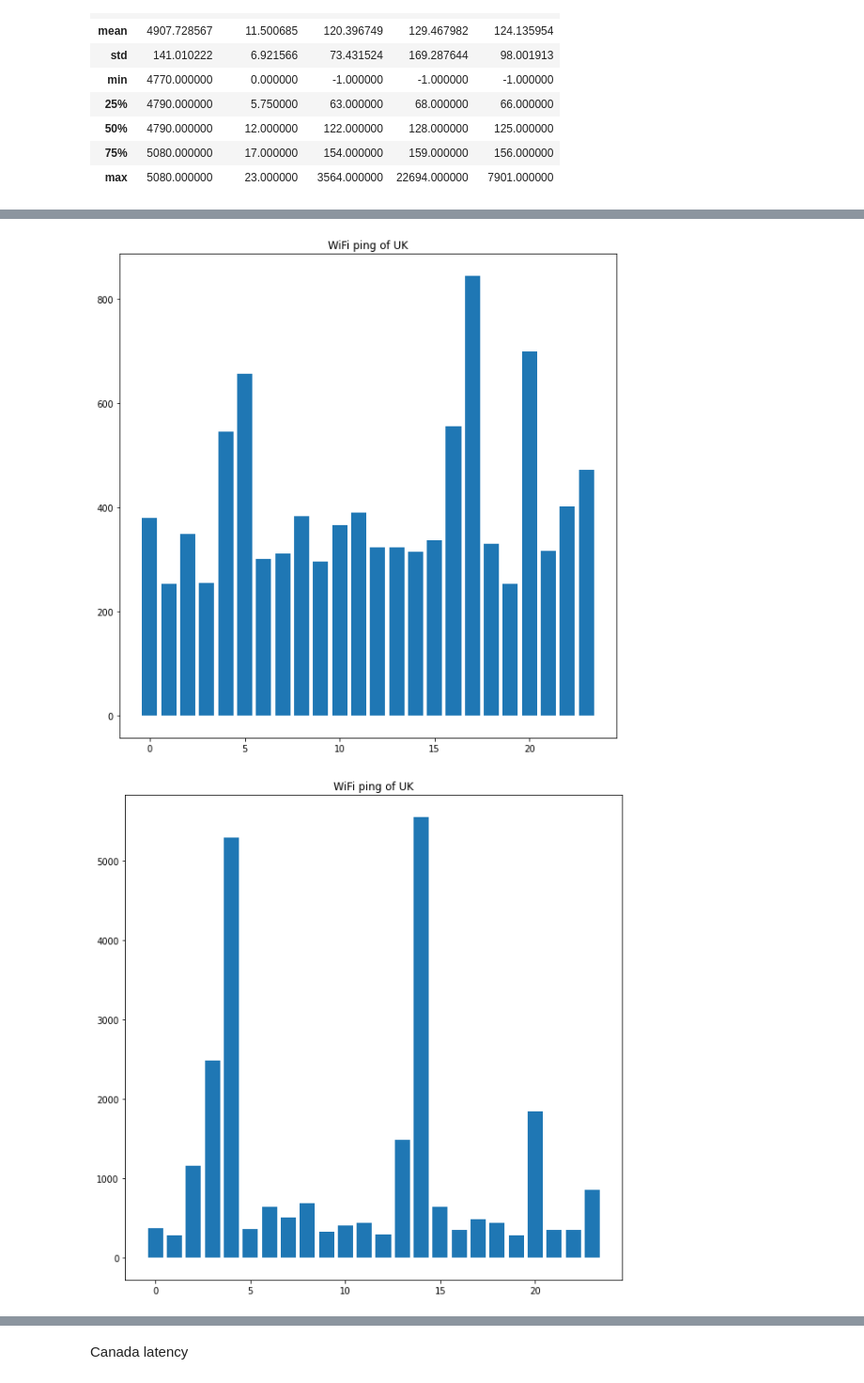
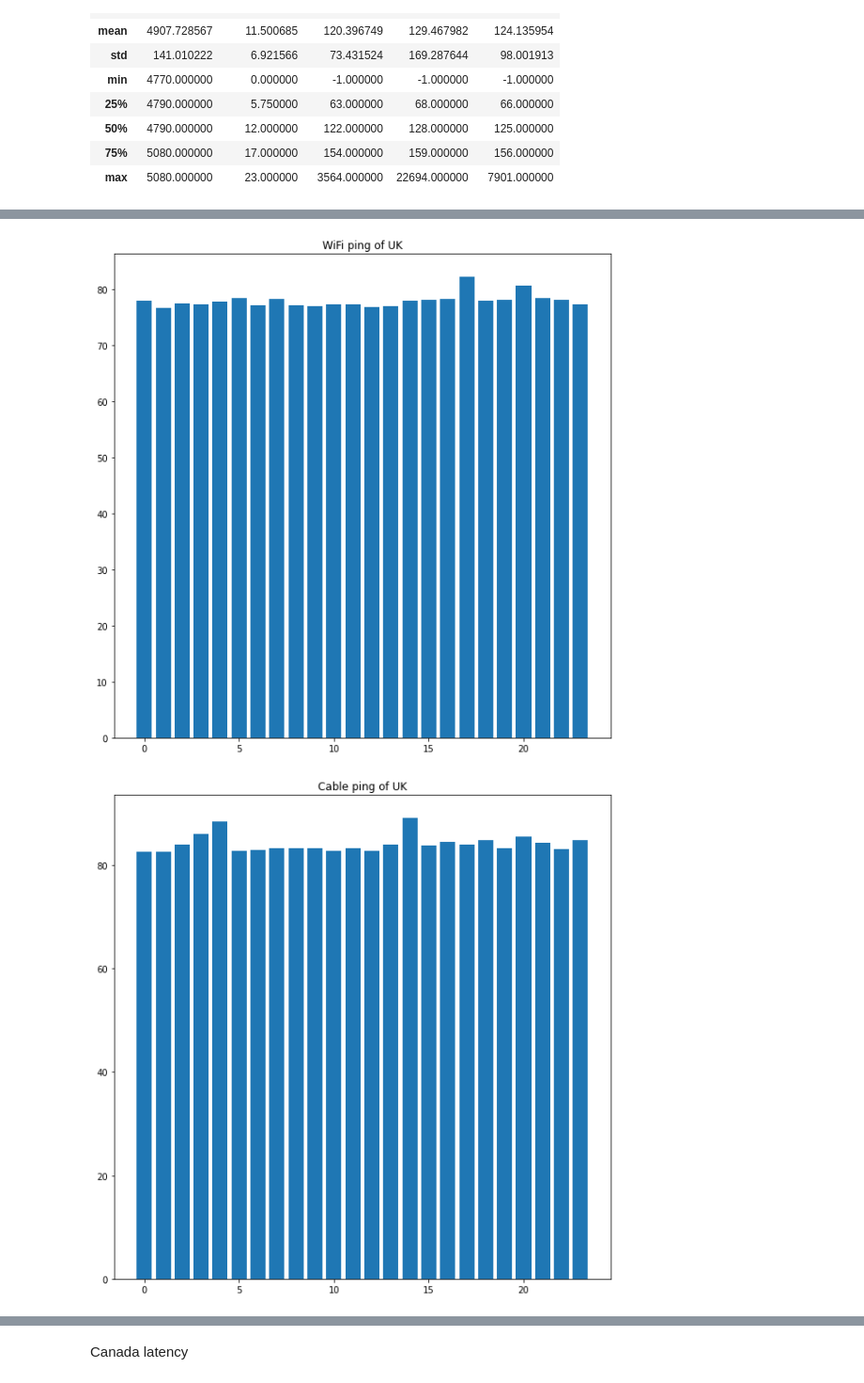
Before and after one commit to Mintra99/Assignment_3_CMB, a Jupyter notebook: analysis.ipynb, the cells around one changed output, grey strips where cells are left out. Shown at 94% size. Cells and saved outputs as stored; diff of their text form; code cells hidden in the pictures.

```diff
--- a/analysis.ipynb
+++ b/analysis.ipynb
@@ -12,6 +12,7 @@ Fiber_Ping = glob.glob("Fiber/Ping/*")
 Cable_Ping = glob.glob("Cable/Ping/*")
 # %%
 uk = ["49734670", "49734729", "49734632", "49162558", "49206580"]
+eu_AZ = ["49974882", "49975022", "49975088"]
 ca = ["49734671", "49734730", "49734633", "49206920", "49206841"]
 india = ["49734672", "49734731", "49734634", "49206768", "49206779"]
 # %%
@@ -25,6 +26,8 @@ def createDataList(ping):
             loc = "CA"
         elif any(loc in p for loc in india):
             loc = "IN"
+        elif any(loc in p for loc in eu_AZ):
+            loc = "EU_AZ"
         else:
             return ValueError
         f = open(p)
@@ -239,2 +327,8 @@ UK_cableping = df_cableping.loc[df_cableping['loc'] == 'UK']
+# %%
+UK_df_home = UK_homeping.groupby('timestamp')['avg'].mean()
+UK_df_fiber = UK_fiberping.groupby('timestamp')['avg'].mean()
+UK_df_lte = UK_lteping.groupby('timestamp')['avg'].mean()
+UK_df_wifi = UK_wifiping.groupby('timestamp')['avg'].mean()
+UK_df_cable = UK_cableping.groupby('timestamp')['avg'].mean()
 # %%
 plt.figure(figsize=(10,10))
@@ -260,14 +354,14 @@ plt.show()
 # %%
 plt.figure(figsize=(10,10))
-plt.bar(UK_wifiping["timestamp"], UK_wifiping["avg"])
+plt.bar(UK_df_wifi.index, UK_df_wifi.values)
 plt.title("WiFi ping of UK")
 plt.show()
 # %% [output]
-[figure, old version]
+[figure, new version]
 # %%
 plt.figure(figsize=(10,10))
-plt.bar(UK_cableping["timestamp"], UK_cableping["avg"])
+plt.bar(UK_df_cable.index, UK_df_cable.values)
 plt.title("Cable ping of UK")
 plt.show()
 # %% [output]
-[figure, old version]
+[figure, new version]
```
Also changed, not shown: parts of 72 cells of this notebook, 3 other files.
